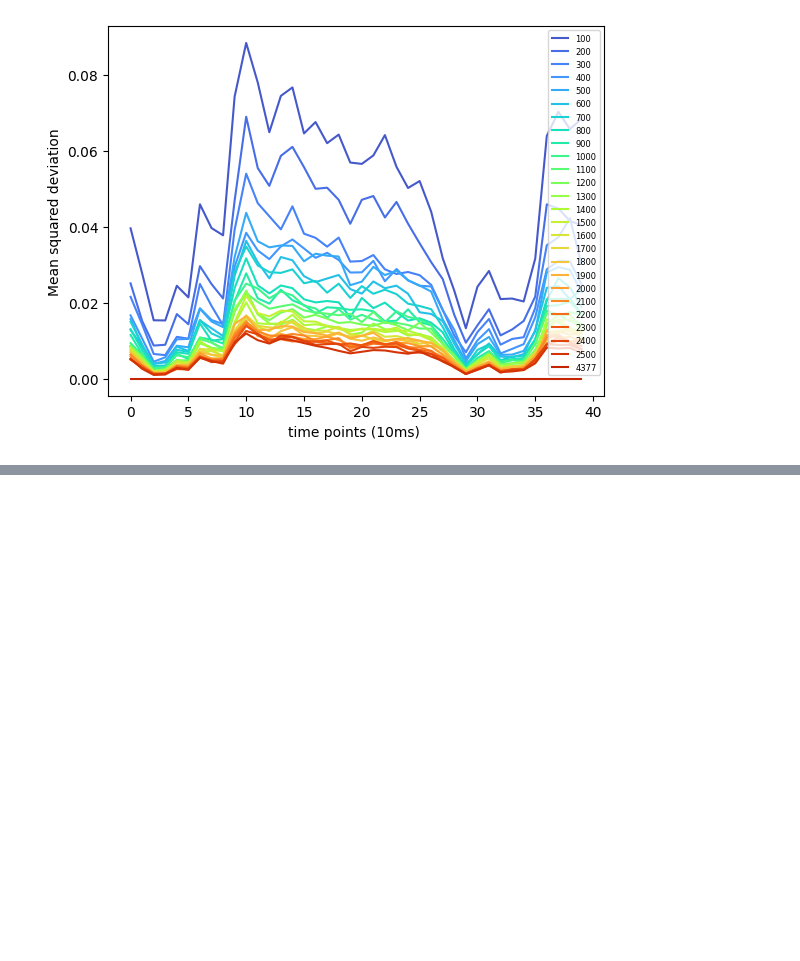
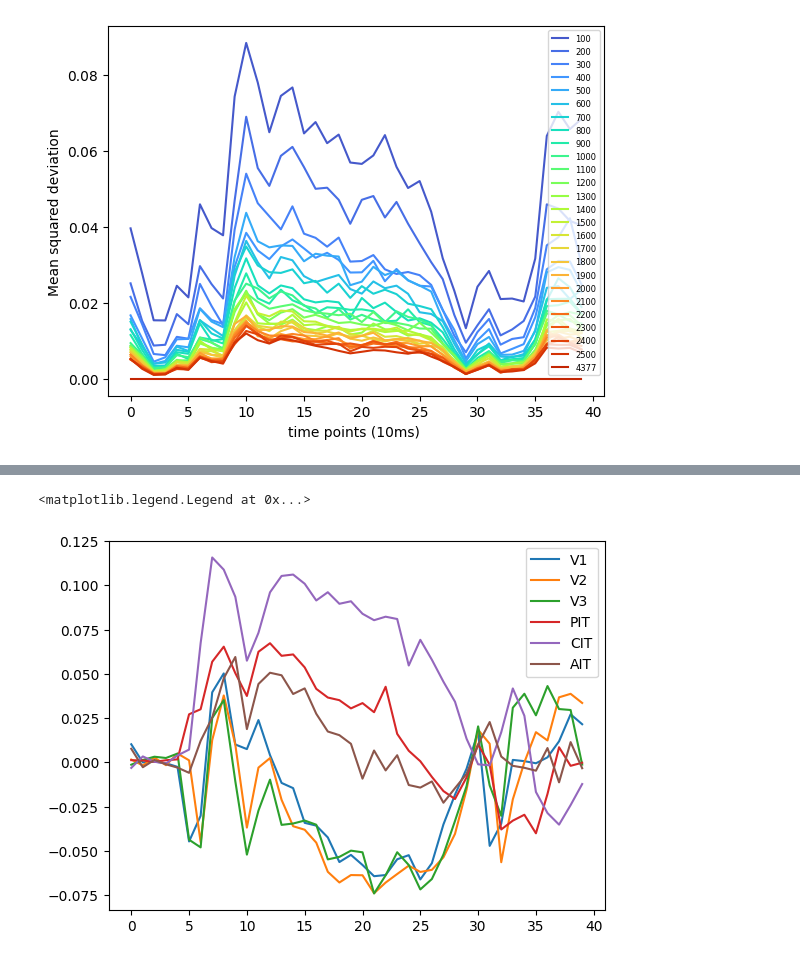
Before and after one commit to TizianoCausin01/temporal_context, a Jupyter notebook: python_scripts/scripts/subsampling_RDMs_stats.ipynb, the cells around one changed output, grey strips where cells are left out. Cells and saved outputs as stored; diff of their text form; code cells hidden in the pictures; blank space fills up the shorter version.

```diff
--- a/python_scripts/scripts/subsampling_RDMs_stats.ipynb
+++ b/python_scripts/scripts/subsampling_RDMs_stats.ipynb
@@ -133,0 +115,19 @@ AttributeError: Rectangle.set() got an unexpected keyword argument 'binwidth'
+# %%
+cfg.layer_name = 'blocks.20.mlp.fc2'
+lat_list = []
+for idx, ba in enumerate(brain_areas):
+    file_name = (
+        f"subsampling_{cfg.new_fs}Hz_{cfg.step_samples}-{cfg.max_size}_"
+        f"{cfg.n_iter}iter_{cfg.monkey_name}_{cfg.date}_"
+        f"{ba}_{cfg.model_name}_{cfg.img_size}_{cfg.layer_name}.npz"
+    )
+    file_path = f"{paths['livingstone_lab']}/tiziano/results/{file_name}"
+    iter_dict_ba = load_npz_as_dict(file_path)
+    curr_gt = iter_dict_ba[k]
+    plt.plot(curr_gt, label=ba)
+    # lat_list.append(curr_gt)
+# plt.bar(brain_areas,lat_list)
+plt.legend()
+# %% [output]
+<matplotlib.legend.Legend at 0x...>
+[figure, added]
```
Also changed, not shown: parts of 5 cells of this notebook.
